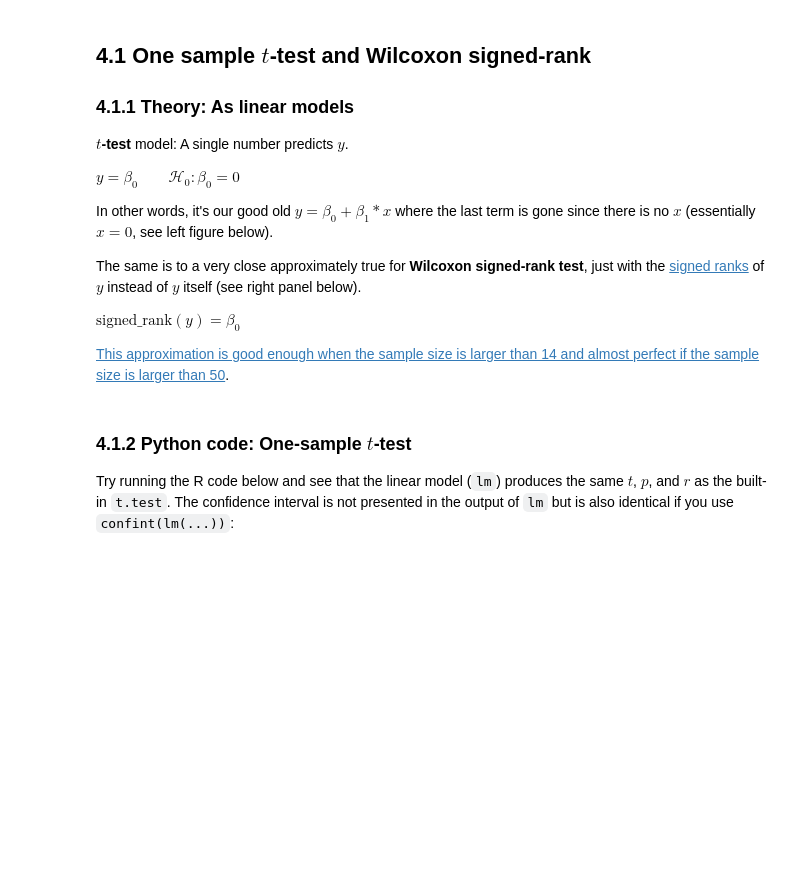
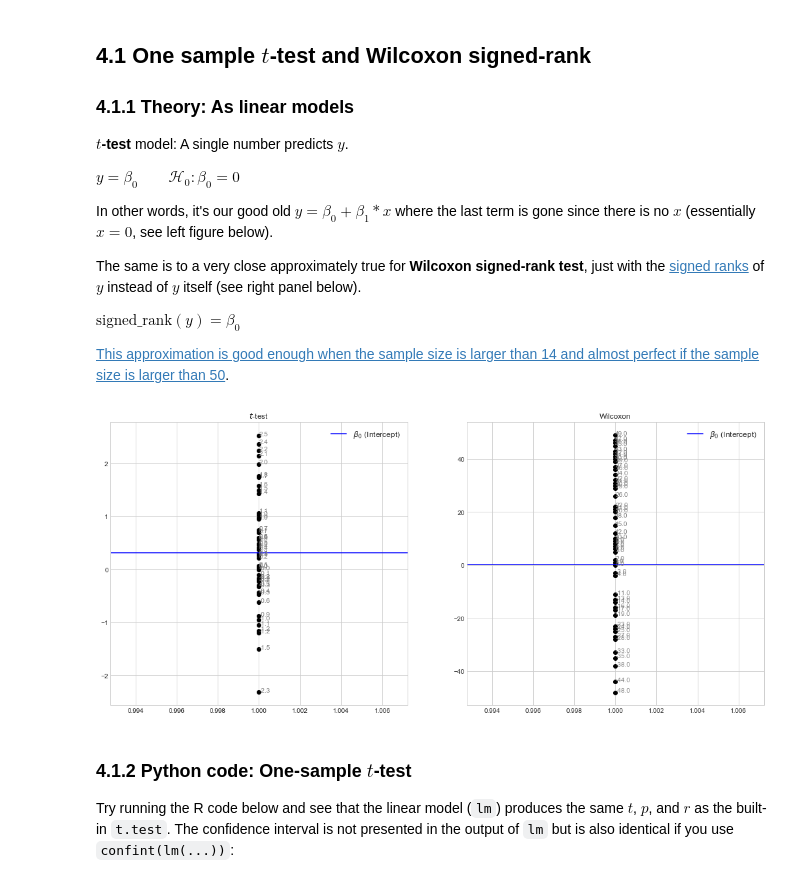
Before and after one commit to eigenfoo/tests-as-linear, a Jupyter notebook: tests-as-linear.ipynb, the cells around one changed output. Saved outputs shown, nothing was run; the diff lists cells and outputs as text; code cells hidden in the pictures; blank space fills up the shorter version.

```diff
--- a/tests-as-linear.ipynb
+++ b/tests-as-linear.ipynb
@@ -245,3 +243,27 @@ $\text{signed_rank}(y) = \beta_0$
+# %%
+signed_rank_data = signed_rank(data, axis=0)
+res = smf.ols(formula="y ~ 1", data=signed_rank_data).fit()
+intercept_wilcoxon = res.params
+# %%
+to_str1 = lambda x: "{:.1f}".format(x)
+to_str2 = lambda x: "{:d}".format(x)
+
+fig, axarr = plt.subplots(ncols=2, figsize=[18, 8])
+
+for ax, dataset, to_str, title, b in zip(axarr,
+                                         [data.y, signed_rank(data.y)],
+                                         [to_str1, to_str1],
+                                         ["$t$-test", "Wilcoxon"],
+                                         [intercept, intercept_wilcoxon]):
+    ax.set_title(title)
+    ax.scatter(np.ones(50), dataset, color="k")
+    annotations = dataset.apply(to_str)
+    for i, annot in enumerate(annotations):
+        ax.annotate(annot, (1, dataset[i]), color="grey")
+    ax.axhline(a, color="b", label=r"$\beta_0$ (Intercept)")
+    ax.legend(fontsize="large")
+# %% [output]
+[figure, added]
 # %% [markdown]
 ### 4.1.2 Python code: One-sample $t$-test
 
```
Also changed, not shown: parts of 4 cells of this notebook, 1 other file.
